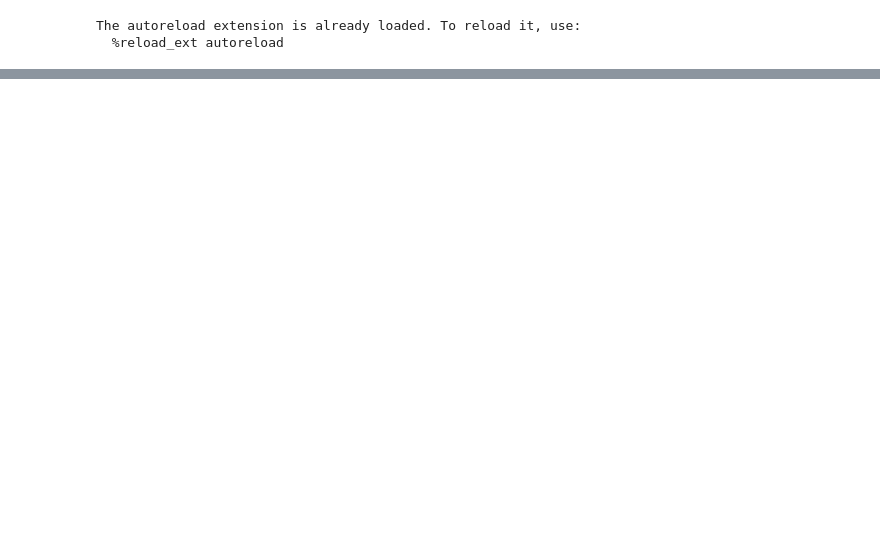
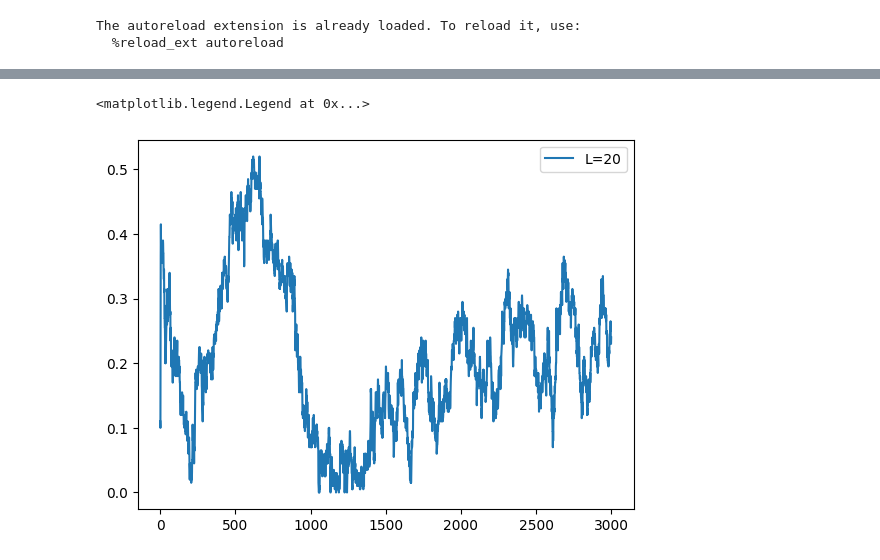
Before and after one commit to weenming/Monte-Carlo-Toolbox, a Jupyter notebook: wolff/mid.ipynb, the cells around one changed output, grey strips where cells are left out. Drawn from its saved outputs; the diff is of its cells as text; code cells hidden in the pictures; blank space fills up the shorter version.

```diff
--- a/wolff/mid.ipynb
+++ b/wolff/mid.ipynb
@@ -42,0 +118,15 @@ KeyboardInterrupt:
+# %%
+fig, ax = plt.subplots(1, 1)
+i = 3
+Ts = np.linspace(1, 3, 20)[i: i + 1]
+for L in [20]:
+    m_T = []
+    b_T = []
+    for T in Ts:
+        logger = load_logger(L, 3000, T)
+
+ax.plot(logger.states[:, 0, ...].mean((-1, -2)).abs(), label=f'L={L}')
+ax.legend()
+# %% [output]
+<matplotlib.legend.Legend at 0x...>
+[figure, added]
```
Also changed, not shown: parts of 4 cells of this notebook, 6 other files.
